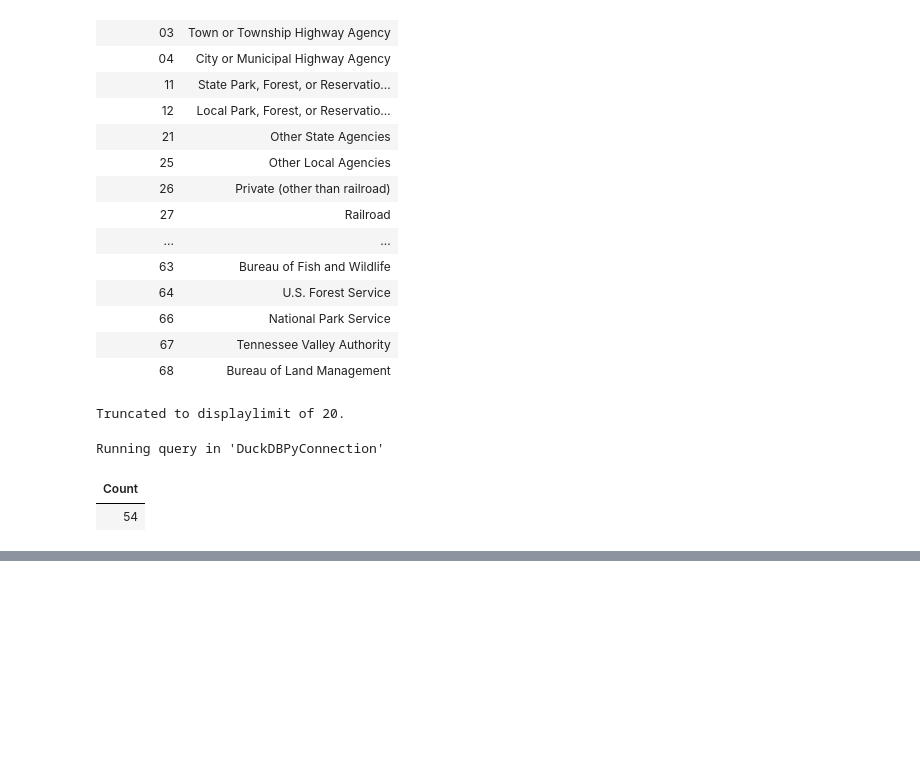
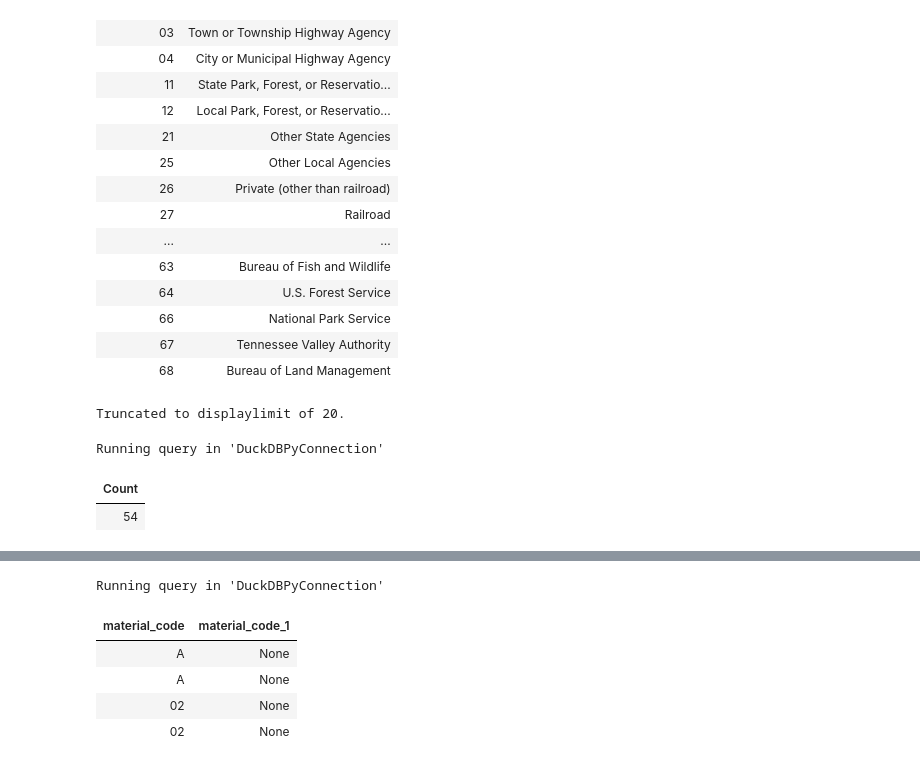
Before and after one commit to AHichem/bridge-deterioration-nbi, a Jupyter notebook: notebooks/02_sql_model.ipynb, the cells around one changed output, grey strips where cells are left out. Drawn from its saved outputs; the diff is of its cells as text; code cells hidden in the pictures; blank space fills up the shorter version.

```diff
--- a/notebooks/02_sql_model.ipynb
+++ b/notebooks/02_sql_model.ipynb
@@ -578,0 +605,14 @@ Running query in 'DuckDBPyConnection'
+# %%
+%%sql
+SELECT i.material_code, d.material_code
+FROM inspections AS i
+LEFT JOIN  dim_material AS d
+ON i.material_code = d.material_code
+WHERE d.material_code  IS NULL;
+# %% [output]
+Running query in 'DuckDBPyConnection'
+| material_code | material_code_1 |
+| A | None |
+| A | None |
+| 02 | None |
+| 02 | None |
```
Also changed, not shown: parts of 5 cells of this notebook.
